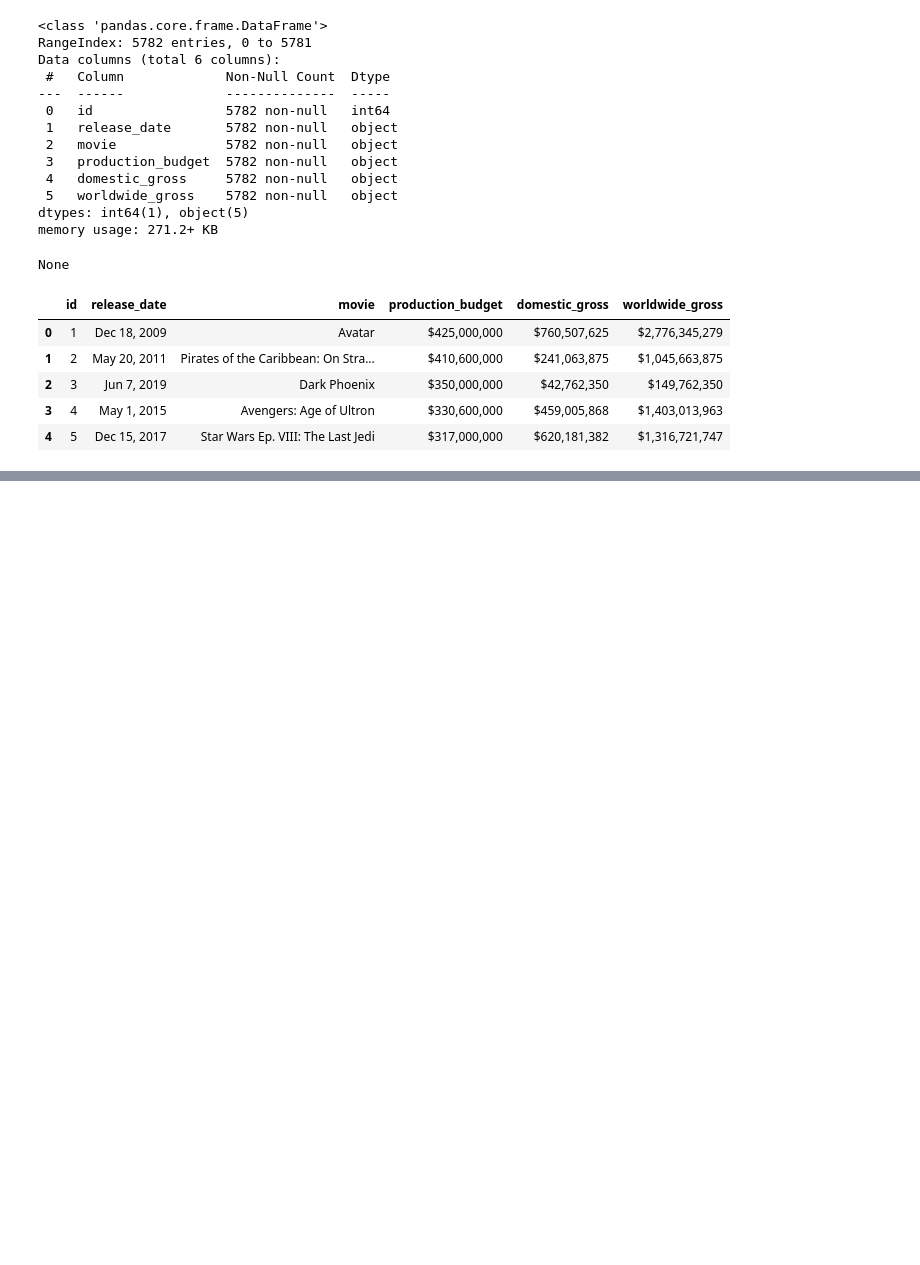
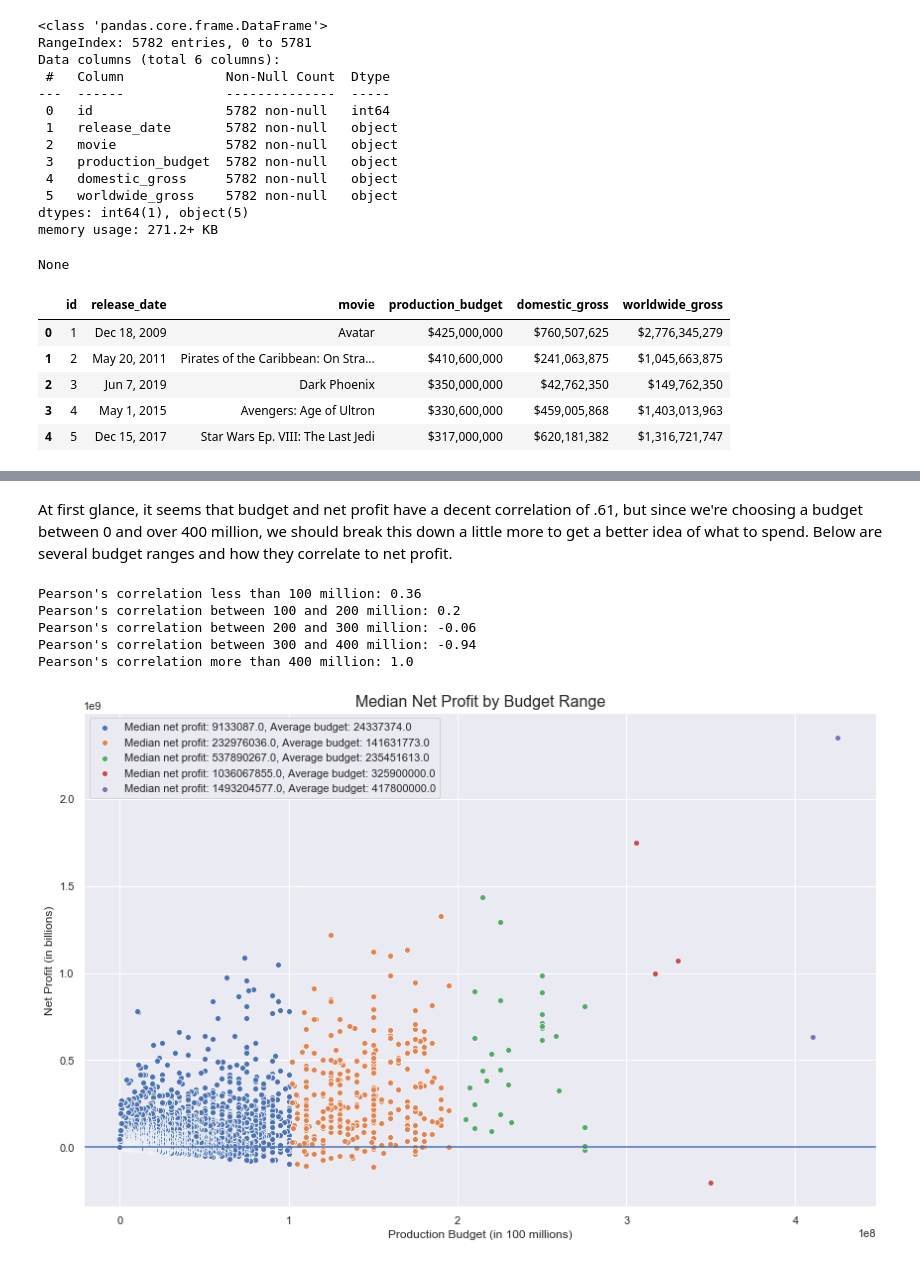
Before and after one commit to dbarth411/Explorory-Data-Analysis-Movie-Industry, a Jupyter notebook: student.ipynb, the cells around one changed output, grey strips where cells are left out. Drawn from its saved outputs; the diff is of its cells as text; code cells hidden in the pictures; blank space fills up the shorter version.

```diff
--- a/student.ipynb
+++ b/student.ipynb
@@ -684,0 +789,59 @@ Index(['id', 'release_date', 'movie', 'production_budget', 'domestic_gross',
+# %% [markdown]
+At first glance, it seems that budget and net profit have a decent correlation of .61, but since we're choosing a budget between 0 and over 400 million, we should break this down a little more to get a better idea of what to spend. Below are several budget ranges and how they correlate to net profit.
+# %%
+#Create separate dataframes for each budget range
+less_than_100_mil = movie_budgets_df[movie_budgets_df['production_budget'] <= 100000000]
+bet_100_200_mil = movie_budgets_df[(movie_budgets_df['production_budget'] > 100000000)
+                                   & (movie_budgets_df['production_budget'] < 200000000)]
+bet_200_300_mil = movie_budgets_df[(movie_budgets_df['production_budget'] > 200000000)
+                                   & (movie_budgets_df['production_budget'] < 300000000)]
+bet_300_400_mil = movie_budgets_df[(movie_budgets_df['production_budget'] > 300000000)
+                                   & (movie_budgets_df['production_budget'] < 400000000)]
+more_than_400_mil = movie_budgets_df[(movie_budgets_df['production_budget'] > 400000000)
+                                   & (movie_budgets_df['production_budget'] < 500000000)]
+
+#Print the correlation for each of these ranges
+corr, _ = pearsonr(less_than_100_mil['production_budget'], less_than_100_mil['net_profit'])
+print("Pearson's correlation less than 100 million: {}".format(round(corr, 2)))
+corr, _ = pearsonr(bet_100_200_mil['production_budget'], bet_100_200_mil['net_profit'])
+print("Pearson's correlation between 100 and 200 million: {}".format(round(corr, 2)))
+corr, _ = pearsonr(bet_200_300_mil['production_budget'], bet_200_300_mil['net_profit'])
+print("Pearson's correlation between 200 and 300 million: {}".format(round(corr, 2)))
+corr, _ = pearsonr(bet_300_400_mil['production_budget'], bet_300_400_mil['net_profit'])
+print("Pearson's correlation between 300 and 400 million: {}".format(round(corr, 2)))
+corr, _ = pearsonr(more_than_400_mil['production_budget'], more_than_400_mil['net_profit'])
+print("Pearson's correlation more than 400 million: {}".format(round(corr, 2)))
+
+#Plot scatterplots of each budget range compared to gross profit
+plt.figure(figsize=(12, 8))
+sns.scatterplot(less_than_100_mil['production_budget'], less_than_100_mil['net_profit'],
+                label='Median net profit: {}, Average budget: {}'.format(round(less_than_100_mil['net_profit'].median(), 0),
+                                                       round(less_than_100_mil['production_budget'].mean(), 0)))
+sns.scatterplot(bet_100_200_mil['production_budget'], bet_100_200_mil['net_profit'],
+                label='Median net profit: {}, Average budget: {}'.format(round(bet_100_200_mil['net_profit'].median(), 0),
+                                                       round(bet_100_200_mil['production_budget'].mean(), 0)))
+sns.scatterplot(bet_200_300_mil['production_budget'], bet_200_300_mil['net_profit'],
+                label='Median net profit: {}, Average budget: {}'.format(round(bet_200_300_mil['net_profit'].median(), 0),
+                                                       round(bet_200_300_mil['production_budget'].mean(), 0)))
+sns.scatterplot(bet_300_400_mil['production_budget'], bet_300_400_mil['net_profit'],
+                label='Median net profit: {}, Average budget: {}'.format(round(bet_300_400_mil['net_profit'].median(), 0),
+                                                       round(bet_300_400_mil['production_budget'].mean(), 0)))
+sns.scatterplot(more_than_400_mil['production_budget'], more_than_400_mil['net_profit'],
+                label='Median net profit: {}, Average budget: {}'.format(round(more_than_400_mil['net_profit'].median(), 0),
+                                                       round(more_than_400_mil['production_budget'].mean(), 0)))
+plt.axhline(0)
+
+plt.title('Median Net Profit by Budget Range', fontsize=16)
+plt.xlabel('Production Budget (in 100 millions)')
+plt.ylabel('Net Profit (in billions)')
+plt.tight_layout()
+plt.savefig('Images/Question1_mediannetprof_budgetrange.png')
+plt.legend()
+plt.show()
+# %% [output]
+Pearson's correlation less than 100 million: 0.36
+Pearson's correlation between 100 and 200 million: 0.2
+Pearson's correlation between 200 and 300 million: -0.06
+Pearson's correlation between 300 and 400 million: -0.94
+Pearson's correlation more than 400 million: 1.0
+[figure, added]
```
Also changed, not shown: parts of 52 cells of this notebook, 3 other files.
